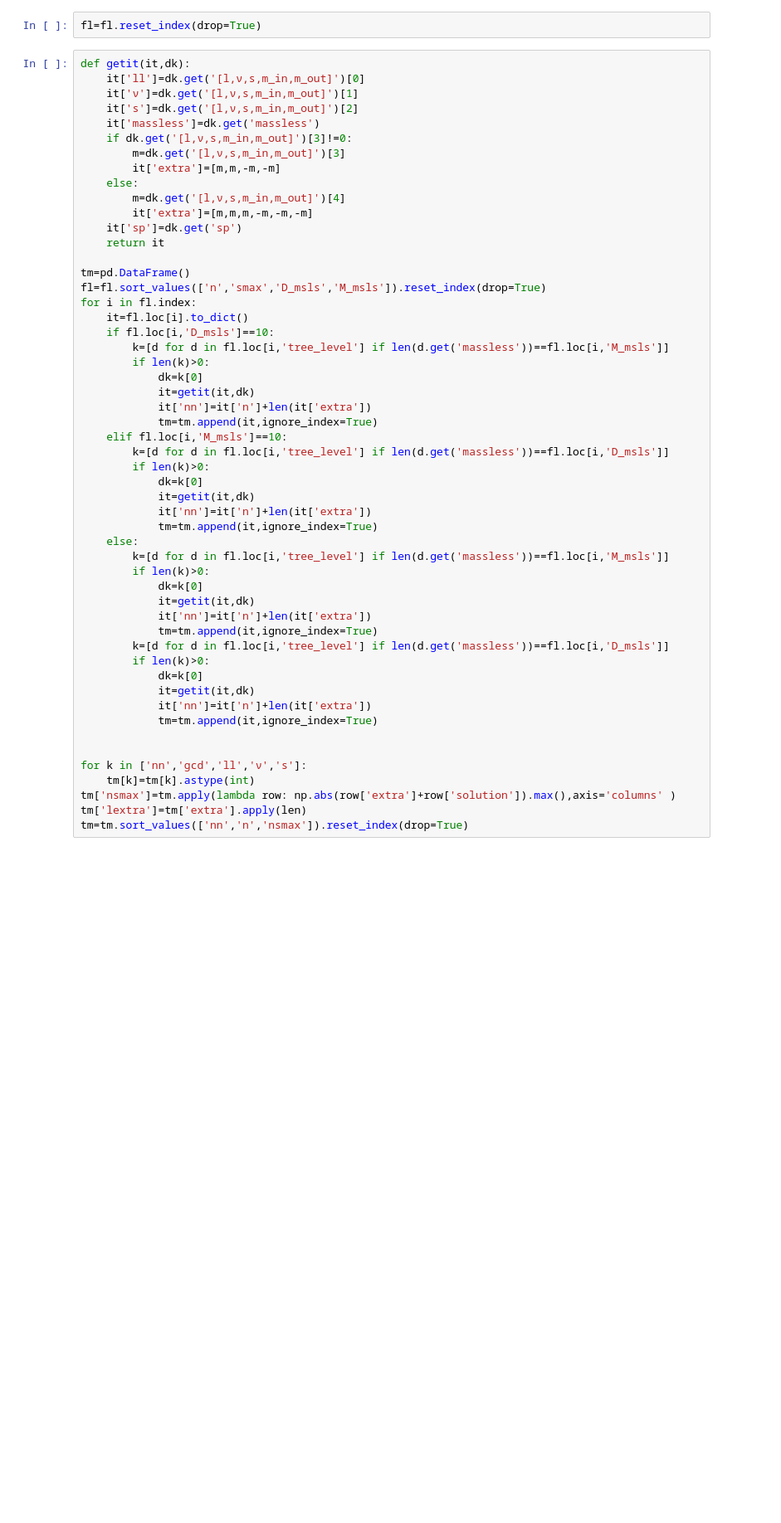
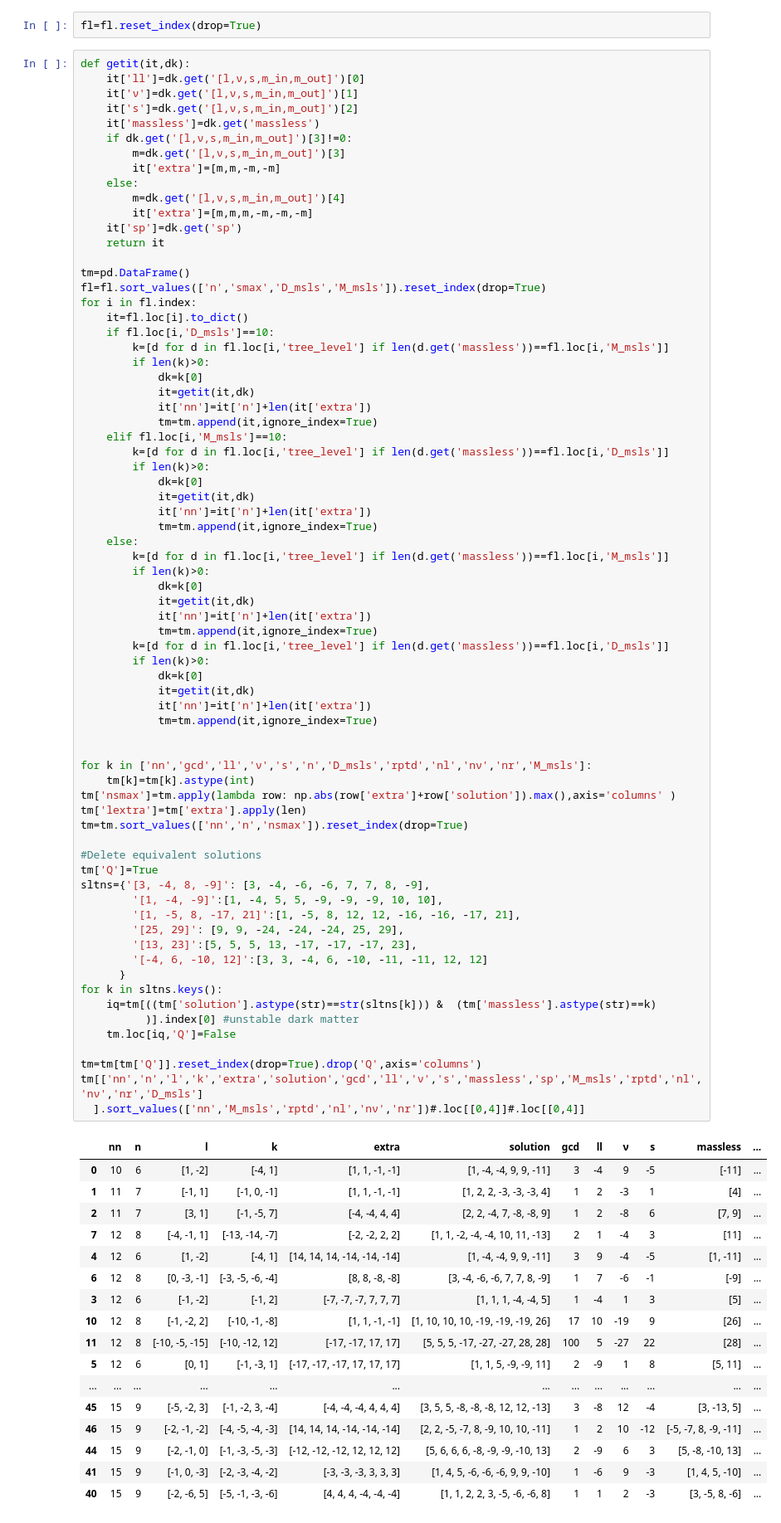
Before and after one commit to LBJ-Wade/anomaly, a Jupyter notebook: DiracSeesaw_Tree_level.ipynb, the cells around one changed output. Shown at 83% size. Drawn from its saved outputs; the diff is of its cells as text; blank space fills up the shorter version.

```diff
--- a/DiracSeesaw_Tree_level.ipynb
+++ b/DiracSeesaw_Tree_level.ipynb
@@ -262,31 +262,67 @@ for i in fl.index:
             dk=k[0]
             it=getit(it,dk)
             it['nn']=it['n']+len(it['extra'])
             tm=tm.append(it,ignore_index=True)
     elif fl.loc[i,'M_msls']==10:
         k=[d for d in fl.loc[i,'tree_level'] if len(d.get('massless'))==fl.loc[i,'D_msls']]
         if len(k)>0:
             dk=k[0]
             it=getit(it,dk)
             it['nn']=it['n']+len(it['extra'])
             tm=tm.append(it,ignore_index=True)
     else:
         k=[d for d in fl.loc[i,'tree_level'] if len(d.get('massless'))==fl.loc[i,'M_msls']]
         if len(k)>0:
             dk=k[0]
             it=getit(it,dk)
             it['nn']=it['n']+len(it['extra'])
             tm=tm.append(it,ignore_index=True)
         k=[d for d in fl.loc[i,'tree_level'] if len(d.get('massless'))==fl.loc[i,'D_msls']]
         if len(k)>0:
             dk=k[0]
             it=getit(it,dk)
             it['nn']=it['n']+len(it['extra'])
             tm=tm.append(it,ignore_index=True)
 
 
-for k in ['nn','gcd','ll','ν','s']:
+for k in ['nn','gcd','ll','ν','s','n','D_msls','rptd','nl','nν','nr','M_msls']:
     tm[k]=tm[k].astype(int)
 tm['nsmax']=tm.apply(lambda row: np.abs(row['extra']+row['solution']).max(),axis='columns' )
 tm['lextra']=tm['extra'].apply(len)
 tm=tm.sort_values(['nn','n','nsmax']).reset_index(drop=True)
+
+#Delete equivalent solutions
+tm['Q']=True
+sltns={'[3, -4, 8, -9]': [3, -4, -6, -6, 7, 7, 8, -9],
+        '[1, -4, -9]':[1, -4, 5, 5, -9, -9, -9, 10, 10],
+        '[1, -5, 8, -17, 21]':[1, -5, 8, 12, 12, -16, -16, -17, 21],
+        '[25, 29]': [9, 9, -24, -24, -24, 25, 29],
+        '[13, 23]':[5, 5, 5, 13, -17, -17, -17, 23],
+        '[-4, 6, -10, 12]':[3, 3, -4, 6, -10, -11, -11, 12, 12]
+      }
+for k in sltns.keys():
+    iq=tm[((tm['solution'].astype(str)==str(sltns[k])) &  (tm['massless'].astype(str)==k)
+          )].index[0] #unstable dark matter
+    tm.loc[iq,'Q']=False
+
+tm=tm[tm['Q']].reset_index(drop=True).drop('Q',axis='columns')
+tm[['nn','n','l','k','extra','solution','gcd','ll','ν','s','massless','sp','M_msls','rptd','nl','nν','nr','D_msls']
+  ].sort_values(['nn','M_msls','rptd','nl','nν','nr'])#.loc[[0,4]]#.loc[[0,4]]
+# %% [output]
+|  | nn | n | l | k | extra | solution | gcd | ll | ν | s | massless | ... |
+| 0 | 10 | 6 | [1, -2] | [-4, 1] | [1, 1, -1, -1] | [1, -4, -4, 9, 9, -11] | 3 | -4 | 9 | -5 | [-11] | ... |
+| 1 | 11 | 7 | [-1, 1] | [-1, 0, -1] | [1, 1, -1, -1] | [1, 2, 2, -3, -3, -3, 4] | 1 | 2 | -3 | 1 | [4] | ... |
+| 2 | 11 | 7 | [3, 1] | [-1, -5, 7] | [-4, -4, 4, 4] | [2, 2, -4, 7, -8, -8, 9] | 1 | 2 | -8 | 6 | [7, 9] | ... |
+| 7 | 12 | 8 | [-4, -1, 1] | [-13, -14, -7] | [-2, -2, 2, 2] | [1, 1, -2, -4, -4, 10, 11, -13] | 2 | 1 | -4 | 3 | [11] | ... |
+| 4 | 12 | 6 | [1, -2] | [-4, 1] | [14, 14, 14, -14, -14, -14] | [1, -4, -4, 9, 9, -11] | 3 | 9 | -4 | -5 | [1, -11] | ... |
+| 6 | 12 | 8 | [0, -3, -1] | [-3, -5, -6, -4] | [8, 8, -8, -8] | [3, -4, -6, -6, 7, 7, 8, -9] | 1 | 7 | -6 | -1 | [-9] | ... |
+| 3 | 12 | 6 | [-1, -2] | [-1, 2] | [-7, -7, -7, 7, 7, 7] | [1, 1, 1, -4, -4, 5] | 1 | -4 | 1 | 3 | [5] | ... |
+| 10 | 12 | 8 | [-1, -2, 2] | [-10, -1, -8] | [1, 1, -1, -1] | [1, 10, 10, 10, -19, -19, -19, 26] | 17 | 10 | -19 | 9 | [26] | ... |
+| 11 | 12 | 8 | [-10, -5, -15] | [-10, -12, 12] | [-17, -17, 17, 17] | [5, 5, 5, -17, -27, -27, 28, 28] | 100 | 5 | -27 | 22 | [28] | ... |
+| 5 | 12 | 6 | [0, 1] | [-1, -3, 1] | [-17, -17, -17, 17, 17, 17] | [1, 1, 5, -9, -9, 11] | 2 | -9 | 1 | 8 | [5, 11] | ... |
+| ... | ... | ... | ... | ... | ... | ... | ... | ... | ... | ... | ... | ... |
+| 45 | 15 | 9 | [-5, -2, 3] | [-1, -2, 3, -4] | [-4, -4, -4, 4, 4, 4] | [3, 5, 5, -8, -8, -8, 12, 12, -13] | 3 | -8 | 12 | -4 | [3, -13, 5] | ... |
+| 46 | 15 | 9 | [-2, -1, -2] | [-4, -5, -4, -3] | [14, 14, 14, -14, -14, -14] | [2, 2, -5, -7, 8, -9, 10, 10, -11] | 1 | 2 | 10 | -12 | [-5, -7, 8, -9, -11] | ... |
+| 44 | 15 | 9 | [-2, -1, 0] | [-1, -3, -5, -3] | [-12, -12, -12, 12, 12, 12] | [5, 6, 6, 6, -8, -9, -9, -10, 13] | 2 | -9 | 6 | 3 | [5, -8, -10, 13] | ... |
+| 41 | 15 | 9 | [-1, 0, -3] | [-2, -3, -4, -2] | [-3, -3, -3, 3, 3, 3] | [1, 4, 5, -6, -6, -6, 9, 9, -10] | 1 | -6 | 9 | -3 | [1, 4, 5, -10] | ... |
+| 40 | 15 | 9 | [-2, -6, 5] | [-5, -1, -3, -6] | [4, 4, 4, -4, -4, -4] | [1, 1, 2, 2, 3, -5, -6, -6, 8] | 1 | 1 | 2 | -3 | [3, -5, 8, -6] | ... |
```
Also changed, not shown: parts of 8 cells of this notebook.
